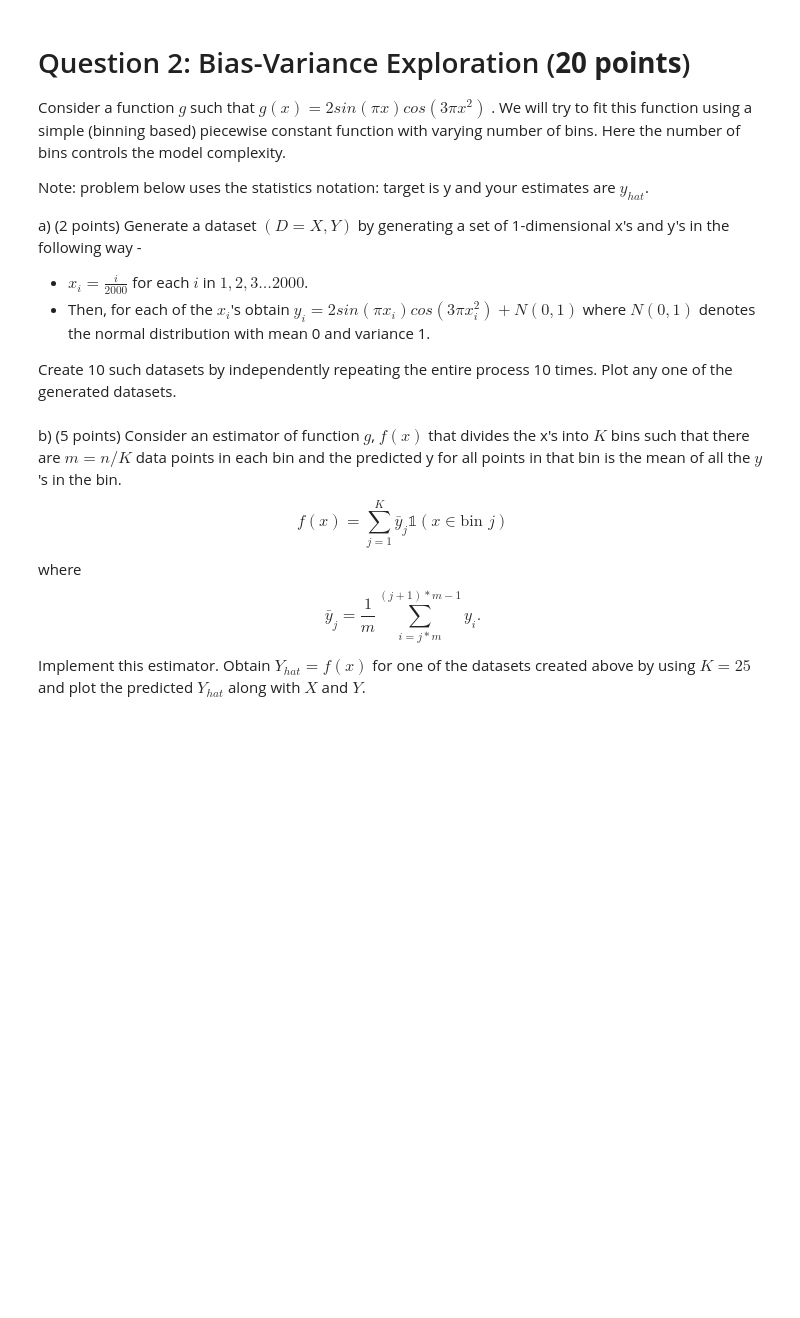
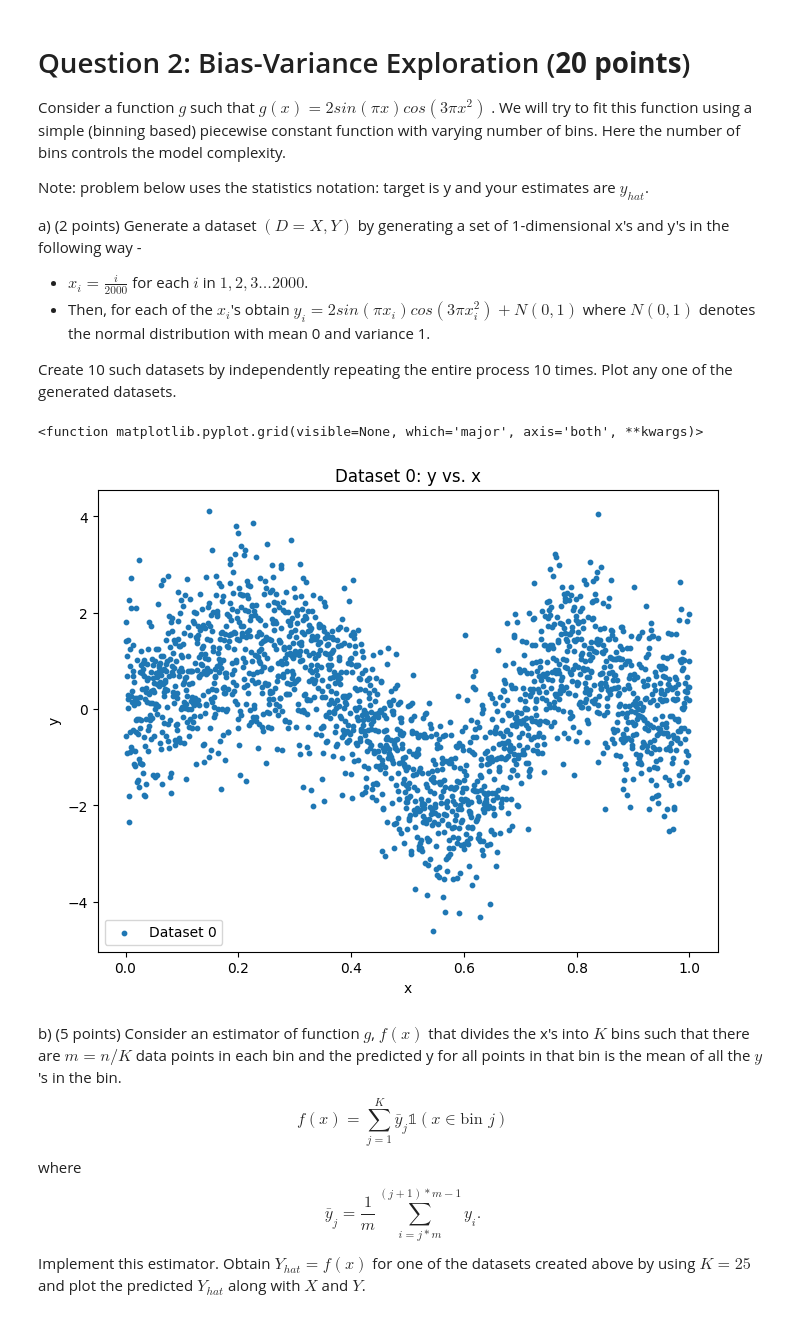
Before and after one commit to saiyam-shah/ml-ass2, a Jupyter notebook: HW_2-2.ipynb, the cells around one changed output. Saved outputs shown, nothing was run; the diff lists cells and outputs as text; code cells hidden in the pictures; blank space fills up the shorter version.

```diff
--- a/HW_2-2.ipynb
+++ b/HW_2-2.ipynb
@@ -54,13 +62,14 @@ a) (2 points) Generate a dataset $(D = X,Y)$ by generating a set of 1-dimensiona
 
 Create 10 such datasets by independently repeating the entire process 10 times. Plot any one of the generated datasets.
 # %%
+import numpy as np
 import math
 import matplotlib.pyplot as plt
 from sklearn.metrics import mean_squared_error
 def generate_data(num_points):
-  x = np.arange(1, num_points + 1) / num_points
-  ### START CODE ###
-  # Compute y according to the labeling function g
-  y = None
-  ### END CODE ###
-  return x,y
+    x = np.arange(1, num_points + 1) / num_points
+    ### START CODE ###
+    # Compute y according to the labeling function g
+    y = 2 * np.sin(np.pi * x) * np.cos(3 * np.pi * x**2) + np.random.normal(0, 1, num_points)
+    ### END CODE ###
+    return x,y
@@ -76,3 +76,26 @@ for j in range(10):
+# %%
+datasets = {}
+for j in range(10):
+    datasets[j] = {}
+    datasets[j]['X'], datasets[j]['Y'] = generate_data(2000)
+
+### START CODE ###
+# Select one of the datasets to plot (for example, dataset 0)
+selected_dataset = 0
+
+# Plot y vs. x for the selected dataset
+plt.figure(figsize=(8, 6))
+plt.scatter(datasets[selected_dataset]['X'], datasets[selected_dataset]['Y'], s=10, label=f'Dataset {selected_dataset}')
+plt.xlabel('x')
+plt.ylabel('y')
+plt.title(f'Dataset {selected_dataset}: y vs. x')
+plt.legend()
+plt.grid
+
+### END CODE ###
+# %% [output]
+<function matplotlib.pyplot.grid(visible=None, which='major', axis='both', **kwargs)>
+[figure, added]
 # %% [markdown]
 
 b) (5 points) Consider an estimator of function $g$, $f(x)$ that divides the x's into $K$ bins such that there are $m = n/K$ data points in each bin and the predicted y for all points in that bin is the mean of all the $y$'s in the bin.
```
Also changed, not shown: parts of 14 cells of this notebook.
